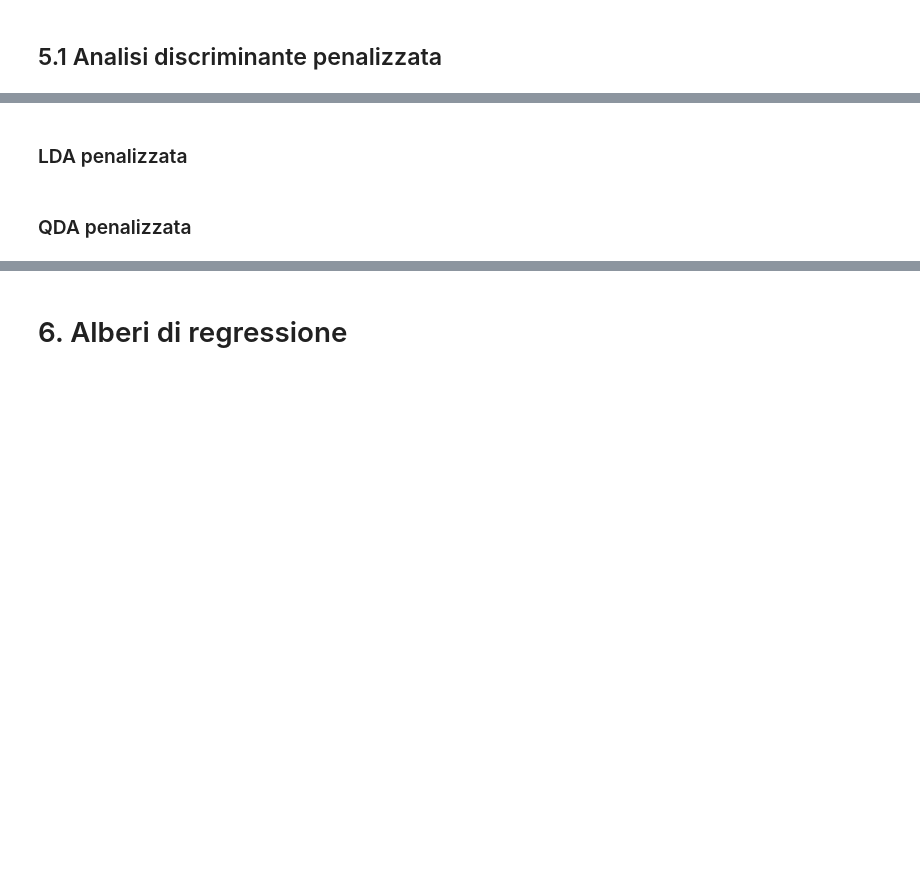
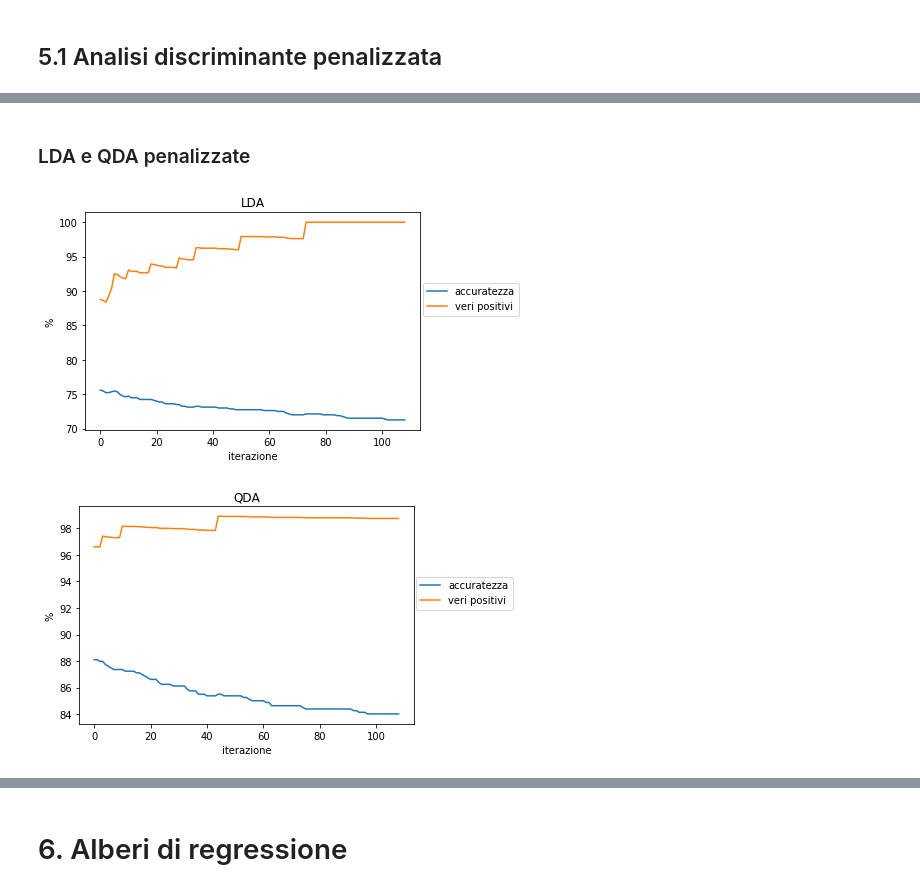
Before and after one commit to DedZago/msbd, a Jupyter notebook: Completo.ipynb, the cells around one changed output, grey strips where cells are left out. Cells and saved outputs as stored; diff of their text form; code cells hidden in the pictures; blank space fills up the shorter version.

```diff
--- a/Completo.ipynb
+++ b/Completo.ipynb
@@ -160,6 +175,0 @@ fit.classes_
-# %%
-i = 11.5
-weights = y_train.value_counts()/y_train.value_counts().sum()
-weights["shake"]/=i
-weights/=weights.sum()
-w = {ind:weights[ind] for ind in weights.index}
@@ -202,2 +297,2 @@ print(lab)
 # %% [markdown]
-### LDA penalizzata
+### LDA e QDA penalizzate
@@ -221,23 +299,30 @@ def PesiShake(Modello,val):
-# %% [markdown]
-### QDA penalizzata
 # %%
 # in pratica per pesi crescenti assegnati alla classe dello shake si nota che la percentuale di veri positivi aumenta
 # e l'accuratezza ovviamente diminuisce. Se vogliamo che l'errore di classificare shake qualcosa che non è shake sia nullo
 # (o <0.01) scegliamo il primo peso che mi porta ad avere veri_positivi uguale a 100 (o 99) in modo da scegliere
 # il modello con l'accuratezza migliore fra quelli che non sbagliano lo shake
-val = np.arange(1.1, 12, 0.1)
-pesi_lda, lista_acc_lda, lista_veri_positivi_lda = PesiShake(LinearDiscriminantAnalysis, val)
-plt.plot(lista_acc_lda)
-plt.plot(lista_veri_positivi_lda)
-#plt.plot(lista_numero_sbagliati_lda)
+
+val = np.arange(1.1, 12, 0.1) # lista di divisori del peso per la classe
+
+pesi_lda, lista_acc_lda, lista_veri_positivi_lda = PesiShakeDA(LinearDiscriminantAnalysis, val)
+plt.plot(lista_acc_lda, label = "accuratezza")
+plt.plot(lista_veri_positivi_lda, label = "veri positivi")
 plt.title("LDA")
+plt.xlabel("iterazione")
+plt.ylabel("%")
+plt.legend(bbox_to_anchor=(1.31,0.7))
 plt.show()
 
-pesi_qda, lista_acc_qda, lista_veri_positivi_qda = PesiShake(QuadraticDiscriminantAnalysis, val)
-plt.plot(lista_acc_qda)
-plt.plot(lista_veri_positivi_qda)
-#plt.plot(lista_numero_sbagliati_qda)
+pesi_qda, lista_acc_qda, lista_veri_positivi_qda = PesiShakeDA(QuadraticDiscriminantAnalysis, val)
+plt.plot(lista_acc_qda, label = "accuratezza")
+plt.plot(lista_veri_positivi_qda, label = "veri positivi")
 plt.title("QDA")
+plt.xlabel("iterazione")
+plt.ylabel("%")
+plt.legend(bbox_to_anchor=(1.31,0.7))
 plt.show()
+# %% [output]
+[figure, added]
+[figure, added]
 # %%
 lista_veri_positivi_qda[-1]
```
Also changed, not shown: parts of 33 cells of this notebook, 4 other files.
